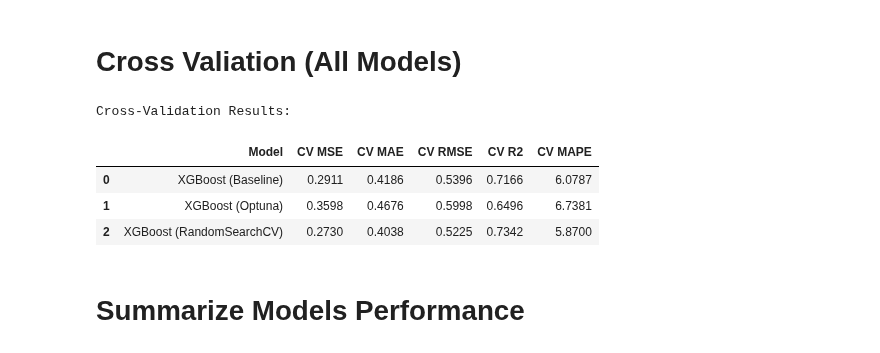
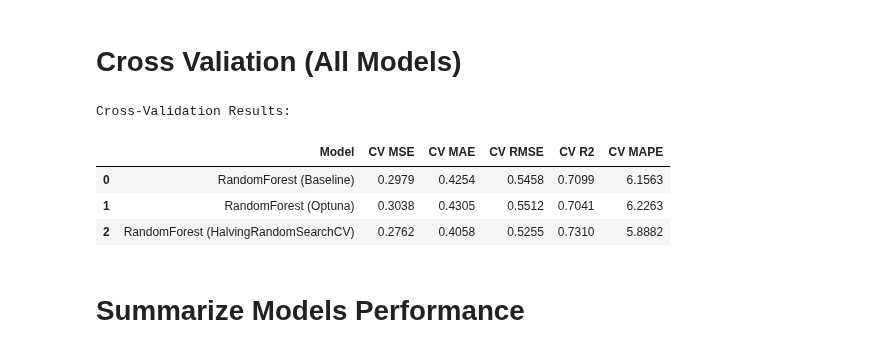
Before and after one commit to tshihab07/Super-Market-Sales-Forecasting, a Jupyter notebook: notebookes/model_RandomForest.ipynb, the cells around one changed output. Drawn from its saved outputs; the diff is of its cells as text; code cells hidden in the pictures.

```diff
--- a/notebookes/model_RandomForest.ipynb
+++ b/notebookes/model_RandomForest.ipynb
@@ -218,4 +218,5 @@ study.optimize(objective, n_trials=50, show_progress_bar=True)
 # %%
-# train optimized model
-optuna_model = xgb.XGBRegressor(**best_params_optuna, random_state=42, verbosity=0)
-optuna_model.fit(x_train, y_train)
+# Build final model (ensure max_samples handled correctly)
+best_params = study.best_params.copy()
+if "max_samples" in best_params and not best_params.get("bootstrap", True):
+    best_params.pop("max_samples")
@@ -234,0 +223,4 @@ XGBRegressor(base_score=None, booster=None, callbacks=None,
+# %%
+# train and fit optimized model
+optuna_model = RandomForestRegressor(**best_params, random_state=42, n_jobs=-1)
+optuna_model.fit(x_train, y_train)
@@ -285,15 +308,6 @@ model = xgb.XGBRegressor(
 # %%
-# optimize with RandomSearchCV
-random_search = RandomizedSearchCV(model,
-                                   param_dist,
-                                   n_iter=50,
-                                   scoring='neg_root_mean_squared_error',
-                                   cv=cv,
-                                   random_state=42,
-                                   n_jobs=-1)
+# find the best parameters from HalvingSearchCV
+halvingSearch_model = halvingSearch.best_estimator_
 
-# fit model
-random_search.fit(x_train, y_train)
-
-# best model from RandomSearchCV
-randomSearch_model = random_search.best_estimator_
+# fit the best parameter
+halvingSearch_model.fit(x_train, y_train)
@@ -330,26 +348,26 @@ XGBoost - RandomSearchCV Optimized Modeling Performance
 # cross validation of all models
 cv_baseline = Evaluator.cv_evaluate(baseline_model, x_train, y_train, cv)
 cv_optuna = Evaluator.cv_evaluate(optuna_model, x_train, y_train, cv)
-cv_random = Evaluator.cv_evaluate(randomSearch_model, x_train, y_train, cv)
+cv_random = Evaluator.cv_evaluate(halvingSearch_model, x_train, y_train, cv)
 # %%
 # Evaluate cross-validation results
 cv_df = pd.DataFrame({
-    "Model": ["XGBoost (Baseline)", "XGBoost (Optuna)", "XGBoost (RandomSearchCV)"],
+    "Model": ["RandomForest (Baseline)", "RandomForest (Optuna)", "RandomForest (HalvingRandomSearchCV)"],
     "CV MSE": [cv_baseline['CV MSE'], cv_optuna['CV MSE'], cv_random['CV MSE']],
     "CV MAE": [cv_baseline['CV MAE'], cv_optuna['CV MAE'], cv_random['CV MAE']],
     "CV RMSE": [cv_baseline['CV RMSE'], cv_optuna['CV RMSE'], cv_random['CV RMSE']],
     "CV R2": [cv_baseline['CV R2'], cv_optuna['CV R2'], cv_random['CV R2']],
     "CV MAPE": [cv_baseline['CV MAPE'], cv_optuna['CV MAPE'], cv_random['CV MAPE']]
 }).round(4)
 
 print("Cross-Validation Results:")
 display(cv_df)
 # %% [output]
 Cross-Validation Results:
 |  | Model | CV MSE | CV MAE | CV RMSE | CV R2 | CV MAPE |
-| 0 | XGBoost (Baseline) | 0.2911 | 0.4186 | 0.5396 | 0.7166 | 6.0787 |
-| 1 | XGBoost (Optuna) | 0.3598 | 0.4676 | 0.5998 | 0.6496 | 6.7381 |
-| 2 | XGBoost (RandomSearchCV) | 0.2730 | 0.4038 | 0.5225 | 0.7342 | 5.8700 |
+| 0 | RandomForest (Baseline) | 0.2979 | 0.4254 | 0.5458 | 0.7099 | 6.1563 |
+| 1 | RandomForest (Optuna) | 0.3038 | 0.4305 | 0.5512 | 0.7041 | 6.2263 |
+| 2 | RandomForest (HalvingRandomSearchCV) | 0.2762 | 0.4058 | 0.5255 | 0.7310 | 5.8882 |
 # %% [markdown]
 # Summarize Models Performance
 # %%
```
Also changed, not shown: parts of 18 cells of this notebook.
